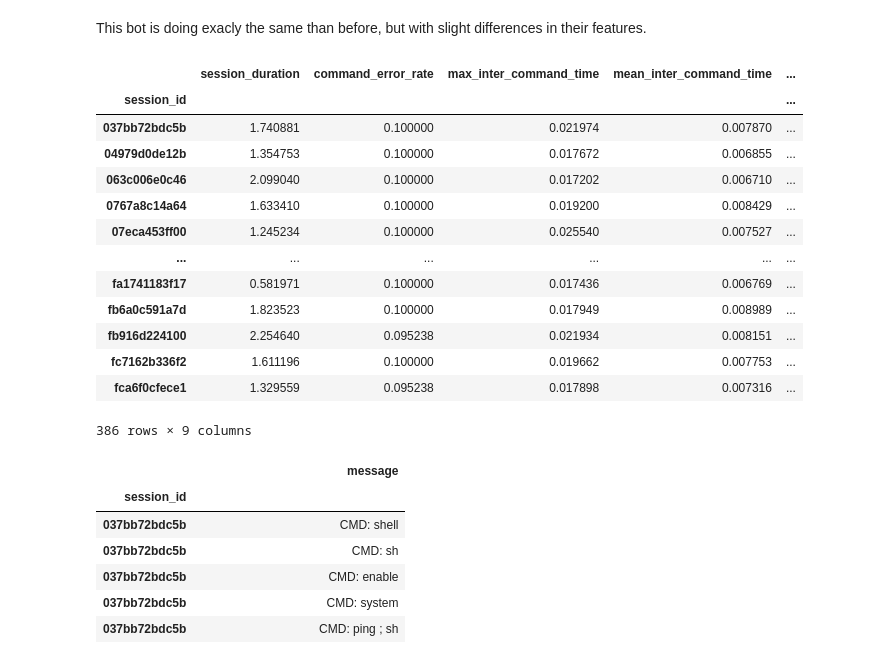
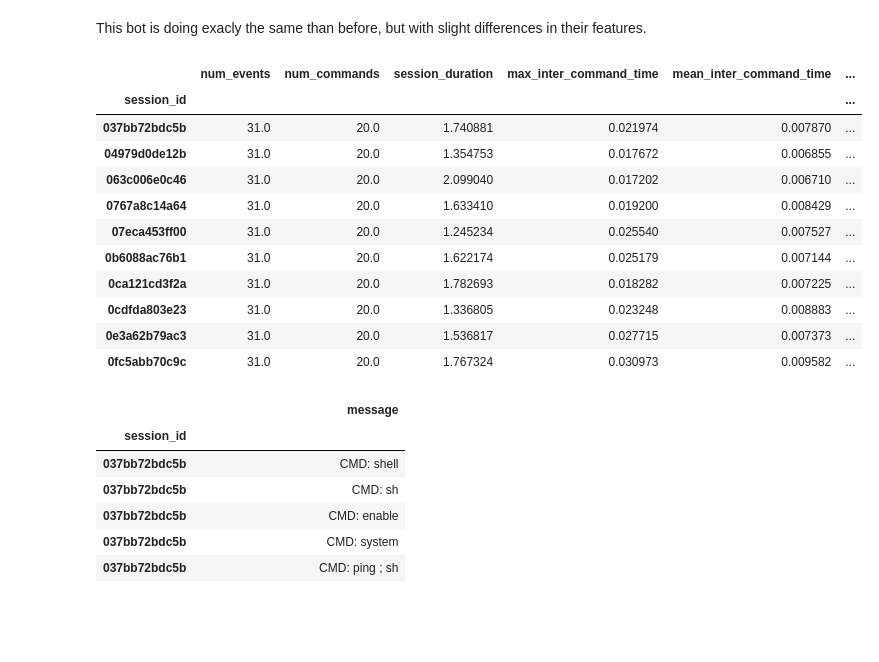
Before and after one commit to rubengilmartinez/Attacker-Behavioral-Profiling, a Jupyter notebook: notebooks/hdbscan_advanced_final_algorithm.ipynb, the cells around one changed output. Saved outputs shown, nothing was run; the diff lists cells and outputs as text; code cells hidden in the pictures; blank space fills up the shorter version.

Commit message:
update con union cluster

```diff
--- a/notebooks/hdbscan_advanced_final_algorithm.ipynb
+++ b/notebooks/hdbscan_advanced_final_algorithm.ipynb
@@ -532,22 +531,20 @@ dataset_commands.loc['000875e79f26']
 # %% [markdown]
 This bot is doing exacly the same than before, but with slight differences in their features.
 # %%
-df_reduced[df_reduced['cluster'] == 4]
+df.loc[df_reduced[df_reduced['cluster'] == 4].index].head(10)
 # %% [output]
-|  | session_duration | command_error_rate | max_inter_command_time | mean_inter_command_time | ... |
-| session_id |  |  |  |  | ... |
-| 037bb72bdc5b | 1.740881 | 0.100000 | 0.021974 | 0.007870 | ... |
-| 04979d0de12b | 1.354753 | 0.100000 | 0.017672 | 0.006855 | ... |
-| 063c006e0c46 | 2.099040 | 0.100000 | 0.017202 | 0.006710 | ... |
-| 0767a8c14a64 | 1.633410 | 0.100000 | 0.019200 | 0.008429 | ... |
-| 07eca453ff00 | 1.245234 | 0.100000 | 0.025540 | 0.007527 | ... |
-| ... | ... | ... | ... | ... | ... |
-| fa1741183f17 | 0.581971 | 0.100000 | 0.017436 | 0.006769 | ... |
-| fb6a0c591a7d | 1.823523 | 0.100000 | 0.017949 | 0.008989 | ... |
-| fb916d224100 | 2.254640 | 0.095238 | 0.021934 | 0.008151 | ... |
-| fc7162b336f2 | 1.611196 | 0.100000 | 0.019662 | 0.007753 | ... |
-| fca6f0cfece1 | 1.329559 | 0.095238 | 0.017898 | 0.007316 | ... |
+|  | num_events | num_commands | session_duration | max_inter_command_time | mean_inter_command_time | ... |
+| session_id |  |  |  |  |  | ... |
+| 037bb72bdc5b | 31.0 | 20.0 | 1.740881 | 0.021974 | 0.007870 | ... |
+| 04979d0de12b | 31.0 | 20.0 | 1.354753 | 0.017672 | 0.006855 | ... |
+| 063c006e0c46 | 31.0 | 20.0 | 2.099040 | 0.017202 | 0.006710 | ... |
+| 0767a8c14a64 | 31.0 | 20.0 | 1.633410 | 0.019200 | 0.008429 | ... |
+| 07eca453ff00 | 31.0 | 20.0 | 1.245234 | 0.025540 | 0.007527 | ... |
+| 0b6088ac76b1 | 31.0 | 20.0 | 1.622174 | 0.025179 | 0.007144 | ... |
+| 0ca121cd3f2a | 31.0 | 20.0 | 1.782693 | 0.018282 | 0.007225 | ... |
+| 0cdfda803e23 | 31.0 | 20.0 | 1.336805 | 0.023248 | 0.008883 | ... |
+| 0e3a62b79ac3 | 31.0 | 20.0 | 1.536817 | 0.027715 | 0.007373 | ... |
+| 0fc5abb70c9c | 31.0 | 20.0 | 1.767324 | 0.030973 | 0.009582 | ... |
-386 rows × 9 columns
 # %%
 dataset_commands.loc['037bb72bdc5b']
 # %% [output]
```
Also changed, not shown: parts of 21 cells of this notebook.
